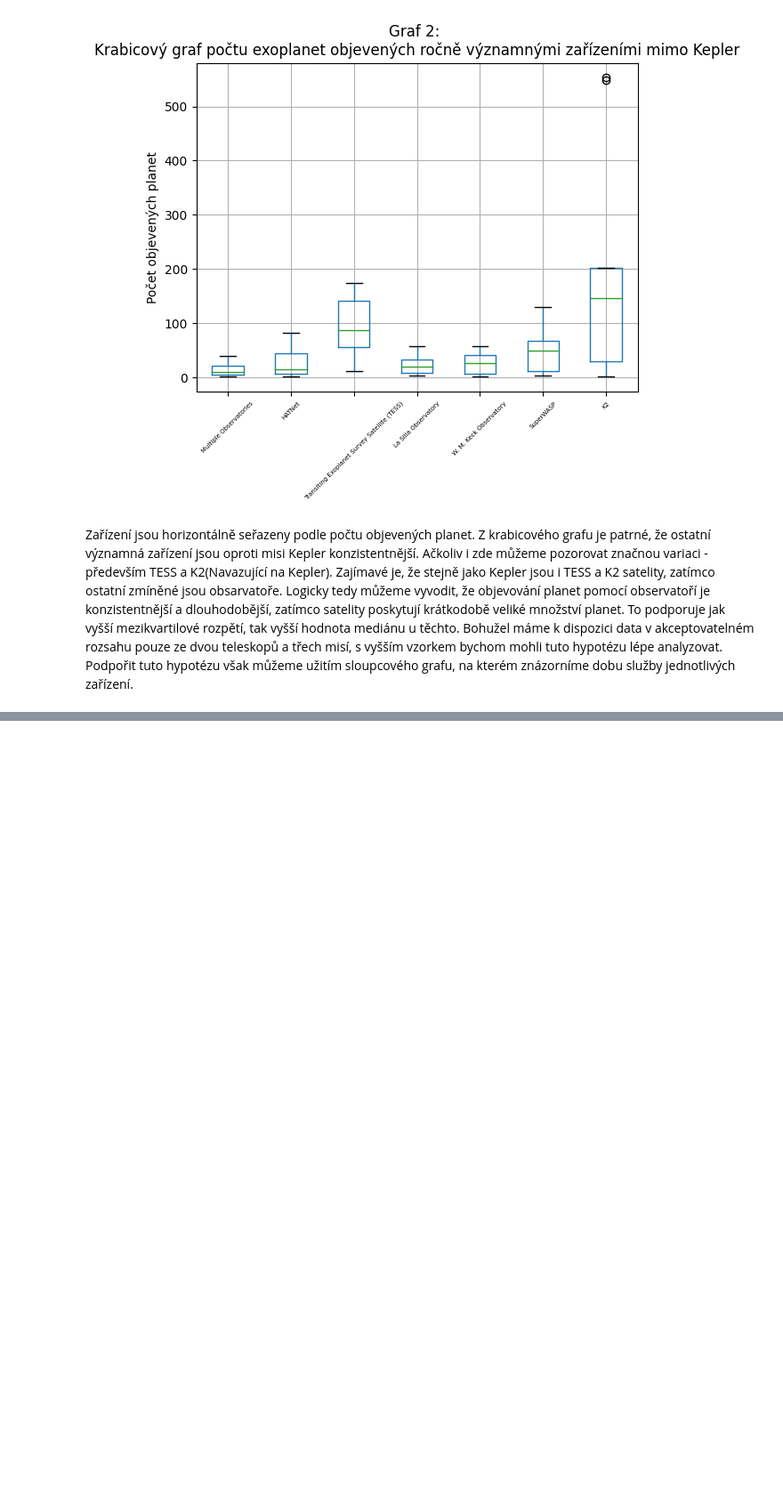
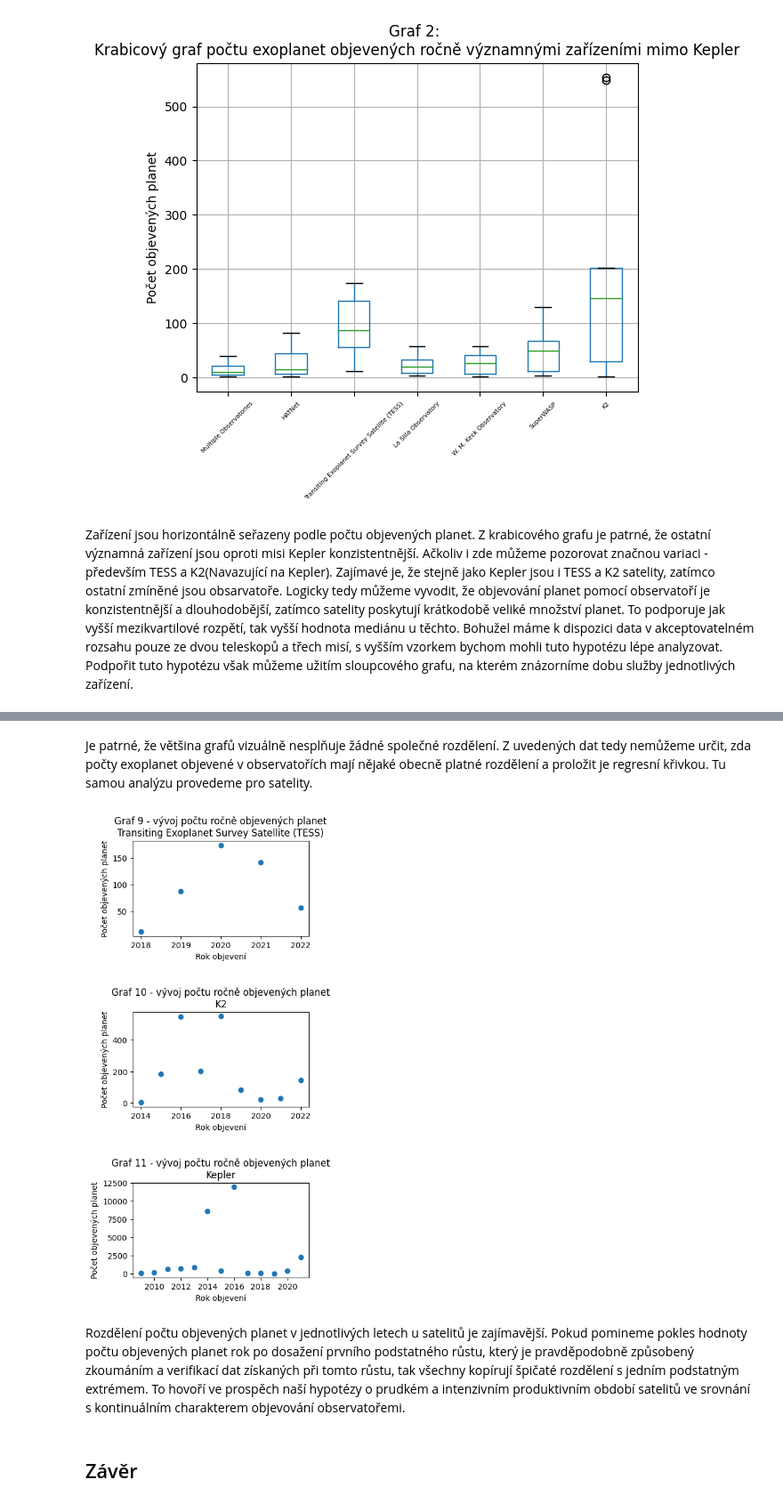
Before and after one commit to jakvitov/exoplanets_statistics, a Jupyter notebook: exoplanet_data_analysis.ipynb, the cells around one changed output, grey strips where cells are left out. Shown at 89% size. Saved outputs shown, nothing was run; the diff lists cells and outputs as text; code cells hidden in the pictures; blank space fills up the shorter version.

```diff
--- a/exoplanet_data_analysis.ipynb
+++ b/exoplanet_data_analysis.ipynb
@@ -242,0 +262,21 @@ Z grafu je patrné, že mezi devíti nejaktivnějšími vědeckými zařízením
+# %% [markdown]
+Je patrné, že většina grafů vizuálně nesplňuje žádné společné rozdělení. Z uvedených dat tedy nemůžeme určit, zda počty exoplanet objevené v observatořích mají nějaké obecně platné rozdělení a proložit je regresní křivkou. Tu samou analýzu provedeme pro satelity.
+# %%
+satelite_entries = dataset[(dataset['Discovery Facility'].isin(satelites))];
+satelite_entries = satelite_entries.groupby("Discovery Facility")["Discovery Year"].count().sort_values().reset_index();
+fig, ax = plt.subplots(nrows=3, ncols=1, figsize=(4, 10));
+for i, satelite in enumerate(satelite_entries["Discovery Facility"]):
+    filtered = dataset[dataset["Discovery Facility"] == satelite];
+    filtered = filtered.groupby("Discovery Year")["Planet Name"].count().reset_index();
+    ax[i].scatter(filtered["Discovery Year"], filtered["Planet Name"]);
+    ax[i].set_title("Graf " + str(i + 9) + " - vývoj počtu ročně objevených planet\n" + satelite);
+    ax[i].set_xlabel("Rok objevení");
+    ax[i].set_ylabel("Počet objevených planet");
+plt.subplots_adjust(hspace=0.8);
+plt.show();
+# %% [output]
+[figure, added]
+# %% [markdown]
+Rozdělení počtu objevených planet v jednotlivých letech u satelitů je zajímavější. Pokud pomineme pokles hodnoty počtu objevených planet rok po dosažení prvního podstatného růstu, který je pravděpodobně způsobený zkoumáním a verifikací dat získaných při tomto růstu, tak všechny kopírují špičaté rozdělení s jedním podstatným extrémem. To hovoří ve prospěch naší hypotézy o prudkém a intenzivním produktivním období satelitů ve srovnání s kontinuálním charakterem objevování observatořemi.
+# %% [markdown]
+## Závěr
```
Also changed, not shown: parts of 3 cells of this notebook.
